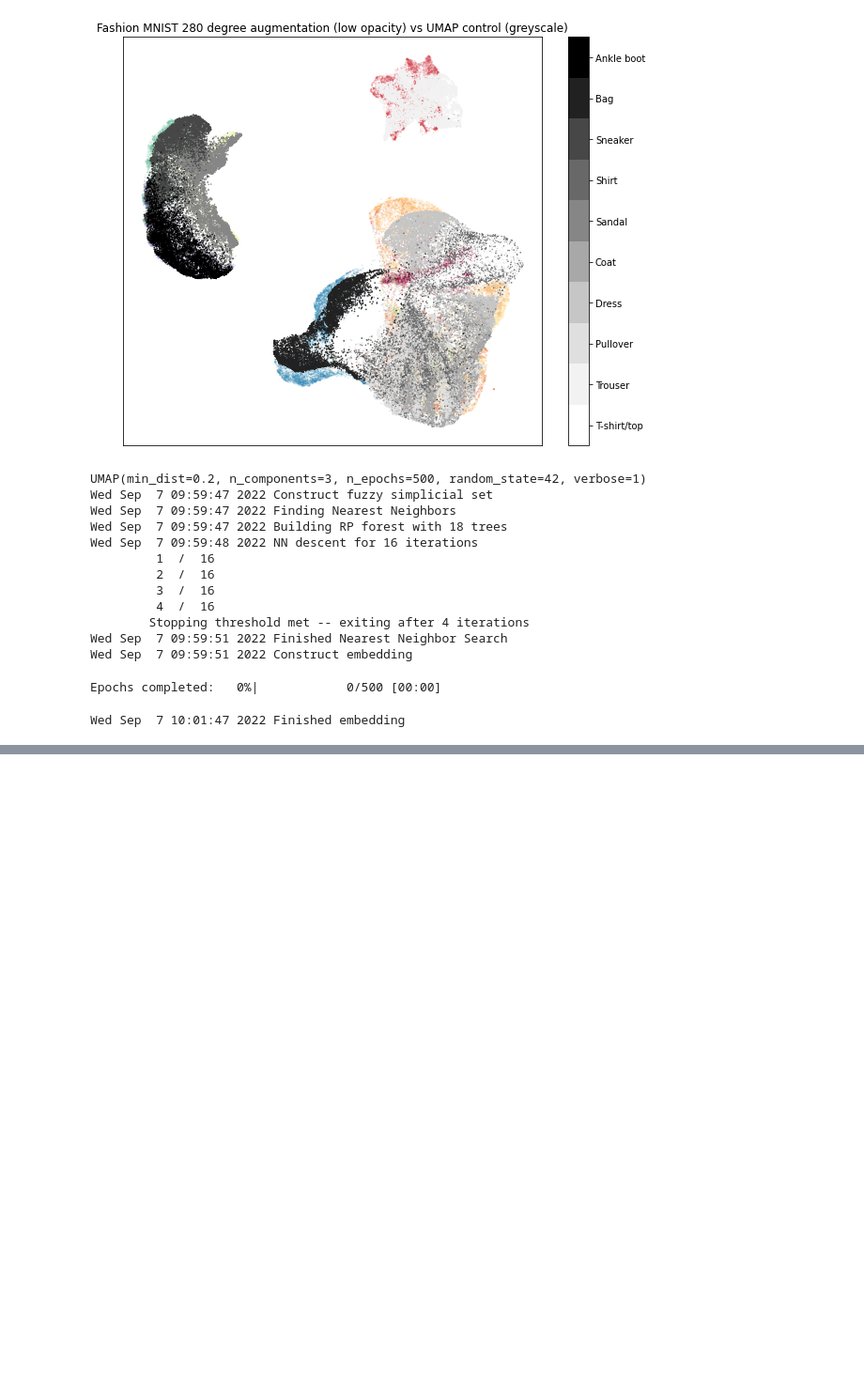
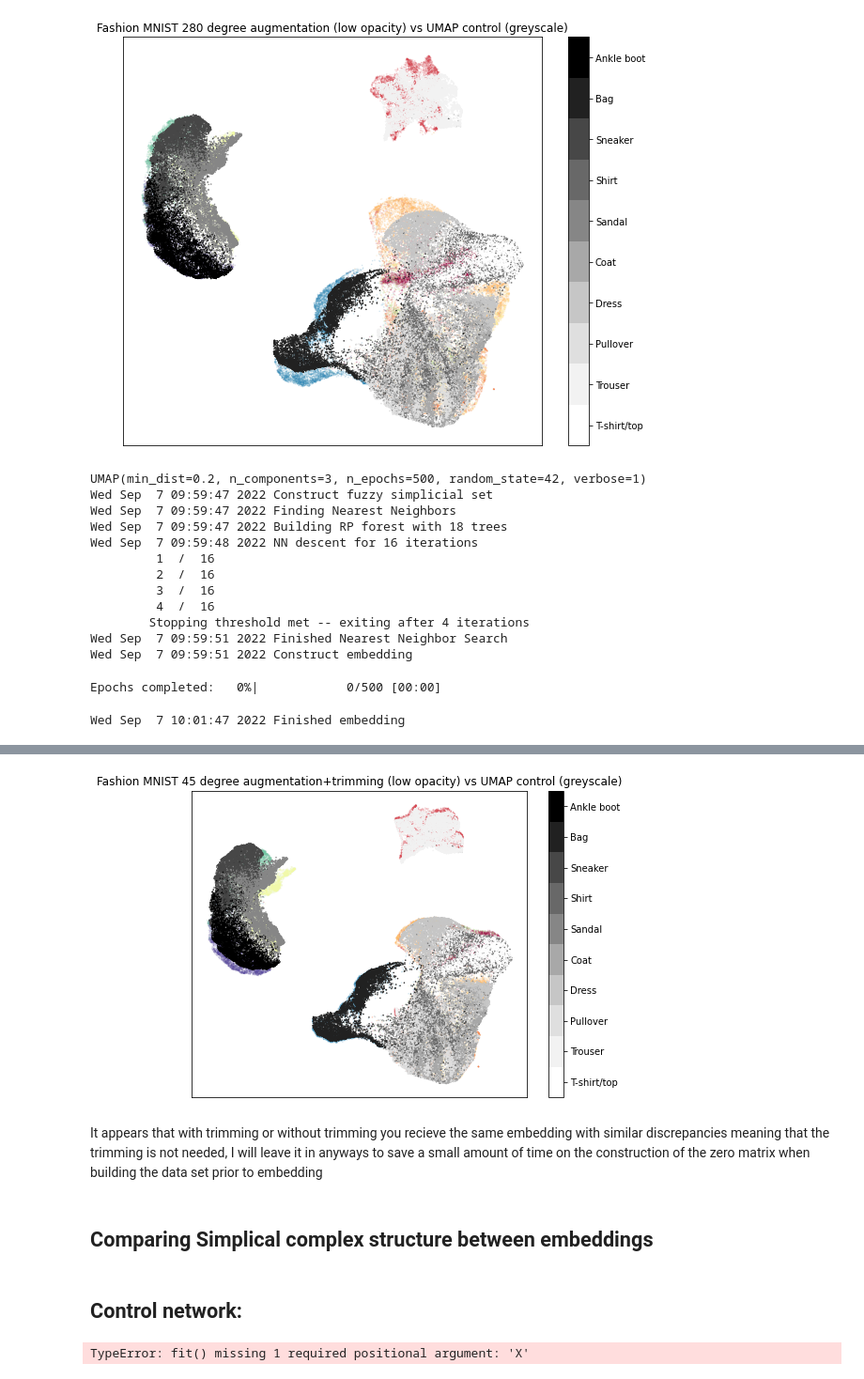
Before and after one commit to chriscamano/UMAP-and-PUMAP-research-, a Jupyter notebook: FALL 2022 UMAP /UMAP rotational augmentation research.ipynb, the cells around one changed output, grey strips where cells are left out. Shown at 94% size. Saved outputs shown, nothing was run; the diff lists cells and outputs as text; code cells hidden in the pictures; blank space fills up the shorter version.

```diff
--- a/FALL 2022 UMAP /UMAP rotational augmentation research.ipynb
+++ b/FALL 2022 UMAP /UMAP rotational augmentation research.ipynb
@@ -554,0 +543,24 @@ plt.title('Fashion MNIST Embedded via UMAP');
+# %%
+target = np.hstack([train_labels, test_labels])
+
+fig, ax = plt.subplots(1, figsize=(8, 6))
+plt.scatter(*embedding_r45.T, s=0.3, c=target, cmap='Spectral', alpha=.2)
+plt.scatter(*embedding_control_2d.T, s=0.3, c=target, cmap='Greys', alpha=1.0)
+plt.setp(ax, xticks=[], yticks=[])
+cbar = plt.colorbar(boundaries=np.arange(11)-0.5)
+cbar.set_ticks(np.arange(10))
+cbar.set_ticklabels(classes)
+plt.title('Fashion MNIST 45 degree augmentation+trimming (low opacity) vs UMAP control (greyscale)');
+# %% [output]
+[figure, added]
+# %% [markdown]
+It appears that with trimming or without trimming you recieve the same embedding with similar discrepancies meaning that the trimming is not needed, I will leave it in anyways to save a small amount of time on the construction of the zero matrix when building the data set prior to embedding
+# %% [markdown]
+## Comparing Simplical complex structure between embeddings
+# %% [markdown]
+## Control network:
+# %%
+import umap.plot
+reducer_control = umap.UMAP(random_state=42,n_epochs=epochs,n_components=dim, n_neighbors=neighbors,min_dist=dist,verbose=1)
+# %% [output]
+TypeError: fit() missing 1 required positional argument: 'X'
```
Also changed, not shown: parts of 19 cells of this notebook.
